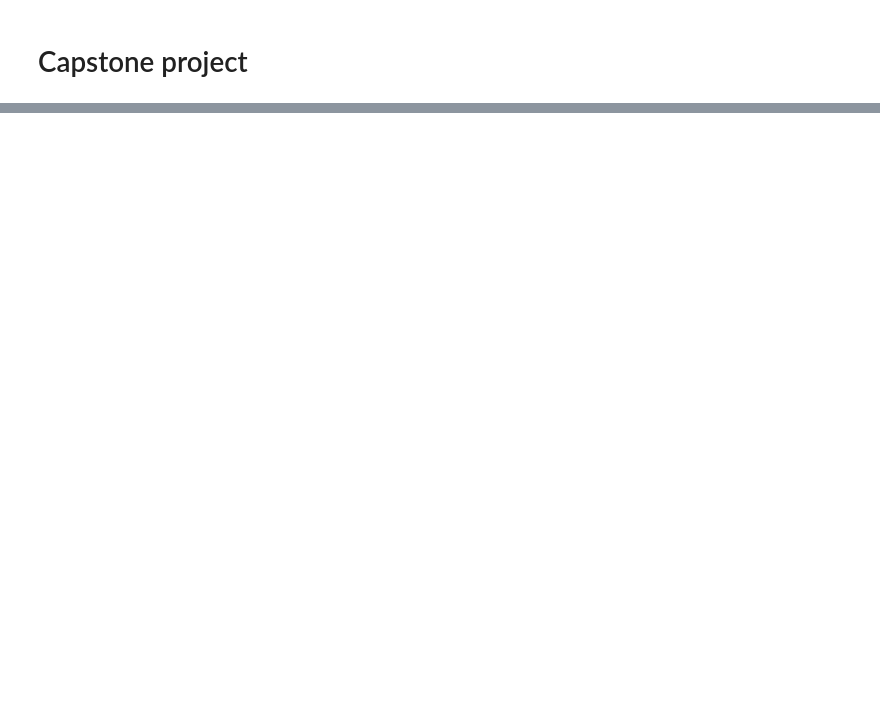
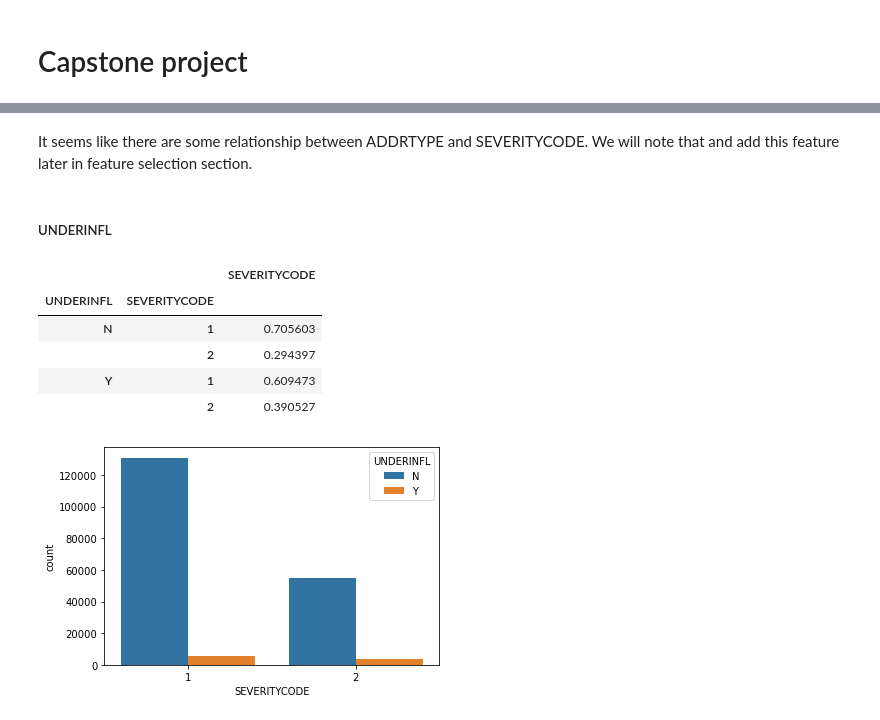
Before and after one commit to Yuanleoluo/Final_Project, a Jupyter notebook: capstoneProject.ipynb, the cells around one changed output, grey strips where cells are left out. Cells and saved outputs as stored; diff of their text form; code cells hidden in the pictures; blank space fills up the shorter version.

```diff
--- a/capstoneProject.ipynb
+++ b/capstoneProject.ipynb
@@ -111,0 +231,24 @@ ValueError: Location values cannot contain NaNs.
+# %% [markdown]
+It seems like there are some relationship between ADDRTYPE and SEVERITYCODE. We will note that and add this feature later in feature selection section.
+# %% [markdown]
+<h5> UNDERINFL
+# %%
+# fillna with the most frequent value 'N'
+df['UNDERINFL'] = df['UNDERINFL'].fillna('N')
+
+# Since N and 0(Y and 1) essentially means the same thing so we will combine N with 0 and Y with 1
+df['UNDERINFL'] = df['UNDERINFL'].replace({'0': 'N', '1': 'Y'})
+
+# display graph in relation to SEVERITYCODE
+sn.countplot(data=df, x='SEVERITYCODE', hue='UNDERINFL')
+
+# display table in relation to SEVERITYCODE
+df.groupby(['UNDERINFL'])['SEVERITYCODE'].value_counts(normalize=True).to_frame()
+# %% [output]
+|  |  | SEVERITYCODE |
+| UNDERINFL | SEVERITYCODE |  |
+| N | 1 | 0.705603 |
+|  | 2 | 0.294397 |
+| Y | 1 | 0.609473 |
+|  | 2 | 0.390527 |
+[figure, added]
```
Also changed, not shown: parts of 133 cells of this notebook.
